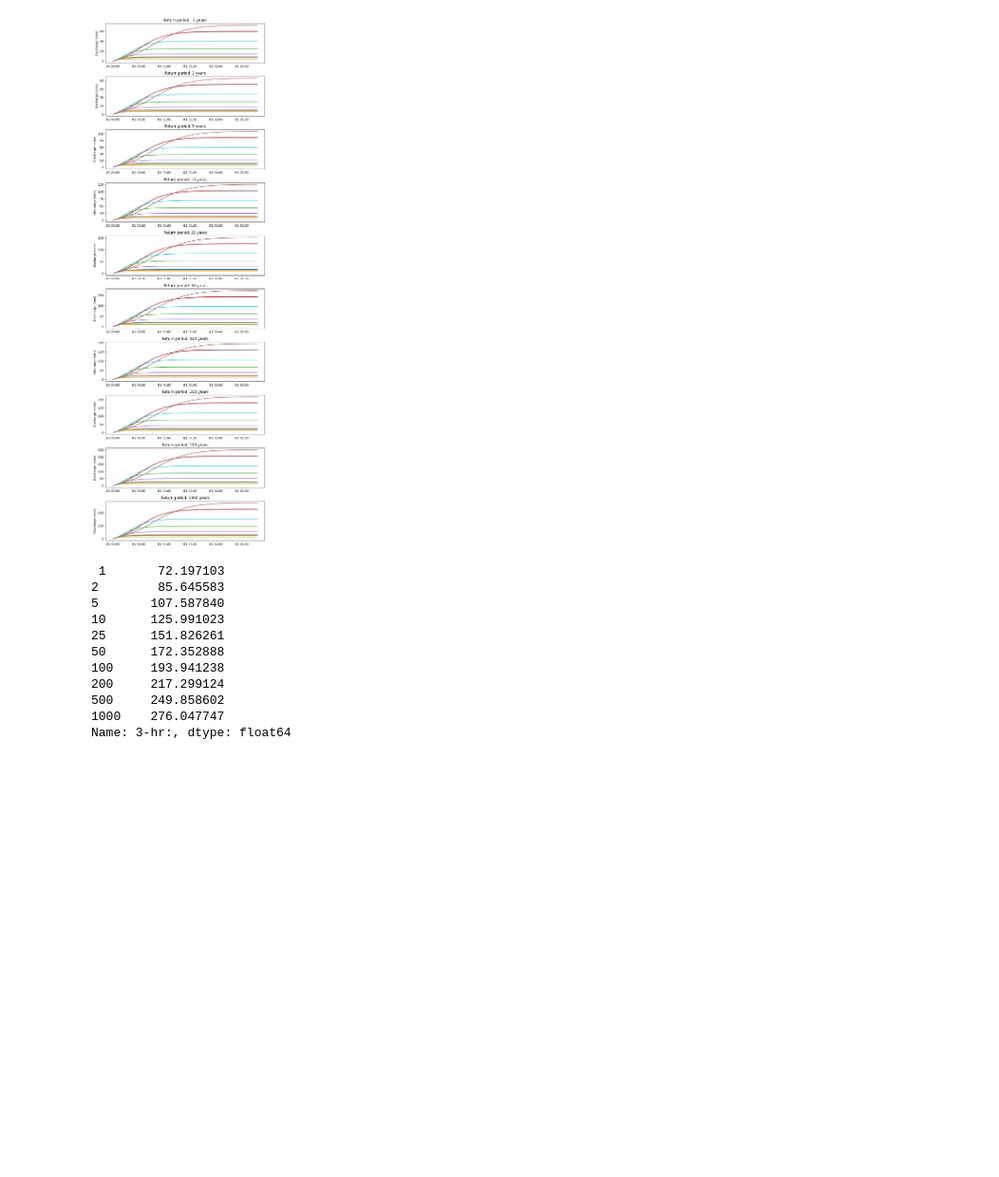
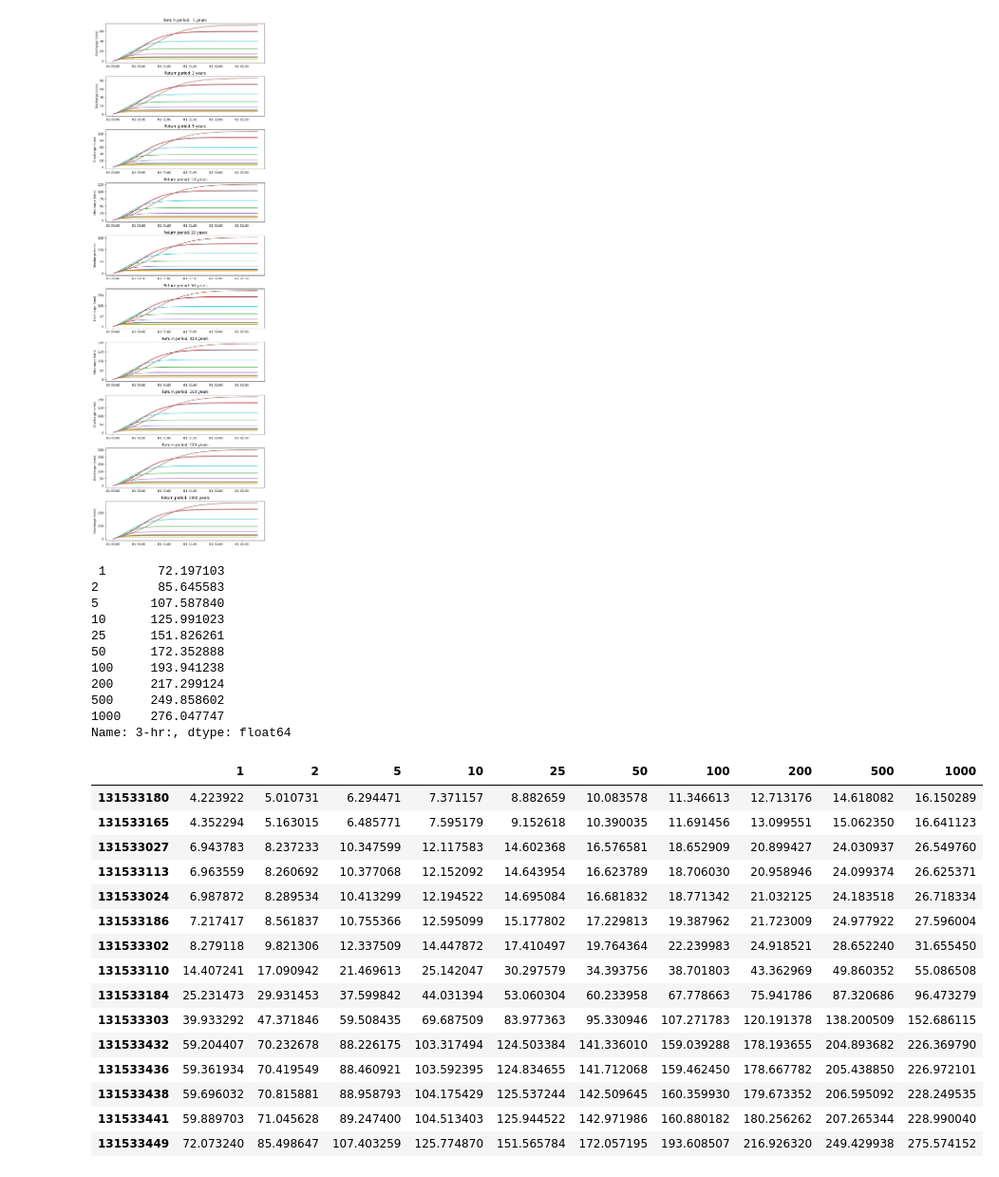
Before and after one commit to mdbartos/swifft-public, a Jupyter notebook: notebooks/nhd_flowlines_muskingum_test_area_for_inundation.ipynb, the cells around one changed output. Shown at 95% size. Saved outputs shown, nothing was run; the diff lists cells and outputs as text; code cells hidden in the pictures; blank space fills up the shorter version.

Commit message:
Add table of discharges for selected reaches

```diff
--- a/notebooks/nhd_flowlines_muskingum_test_area_for_inundation.ipynb
+++ b/notebooks/nhd_flowlines_muskingum_test_area_for_inundation.ipynb
@@ -316,3 +316,25 @@ wbd_geom.area * intensities
 500     249.858602
 1000    276.047747
 Name: 3-hr:, dtype: float64
+# %%
+discharges_by_return_period = pd.DataFrame({int(return_period.strip()) : output[flowlines_selection.index.astype(str)].max(axis=0) for return_period, output in all_outputs.items()})
+discharges_by_return_period.index =  flowlines_selection['permanent_identifier'].values
+# %%
+discharges_by_return_period.sort_values(1000)
+# %% [output]
+|  | 1 | 2 | 5 | 10 | 25 | 50 | 100 | 200 | 500 | 1000 |
+| 131533180 | 4.223922 | 5.010731 | 6.294471 | 7.371157 | 8.882659 | 10.083578 | 11.346613 | 12.713176 | 14.618082 | 16.150289 |
+| 131533165 | 4.352294 | 5.163015 | 6.485771 | 7.595179 | 9.152618 | 10.390035 | 11.691456 | 13.099551 | 15.062350 | 16.641123 |
+| 131533027 | 6.943783 | 8.237233 | 10.347599 | 12.117583 | 14.602368 | 16.576581 | 18.652909 | 20.899427 | 24.030937 | 26.549760 |
+| 131533113 | 6.963559 | 8.260692 | 10.377068 | 12.152092 | 14.643954 | 16.623789 | 18.706030 | 20.958946 | 24.099374 | 26.625371 |
+| 131533024 | 6.987872 | 8.289534 | 10.413299 | 12.194522 | 14.695084 | 16.681832 | 18.771342 | 21.032125 | 24.183518 | 26.718334 |
+| 131533186 | 7.217417 | 8.561837 | 10.755366 | 12.595099 | 15.177802 | 17.229813 | 19.387962 | 21.723009 | 24.977922 | 27.596004 |
+| 131533302 | 8.279118 | 9.821306 | 12.337509 | 14.447872 | 17.410497 | 19.764364 | 22.239983 | 24.918521 | 28.652240 | 31.655450 |
+| 131533110 | 14.407241 | 17.090942 | 21.469613 | 25.142047 | 30.297579 | 34.393756 | 38.701803 | 43.362969 | 49.860352 | 55.086508 |
+| 131533184 | 25.231473 | 29.931453 | 37.599842 | 44.031394 | 53.060304 | 60.233958 | 67.778663 | 75.941786 | 87.320686 | 96.473279 |
+| 131533303 | 39.933292 | 47.371846 | 59.508435 | 69.687509 | 83.977363 | 95.330946 | 107.271783 | 120.191378 | 138.200509 | 152.686115 |
+| 131533432 | 59.204407 | 70.232678 | 88.226175 | 103.317494 | 124.503384 | 141.336010 | 159.039288 | 178.193655 | 204.893682 | 226.369790 |
+| 131533436 | 59.361934 | 70.419549 | 88.460921 | 103.592395 | 124.834655 | 141.712068 | 159.462450 | 178.667782 | 205.438850 | 226.972101 |
+| 131533438 | 59.696032 | 70.815881 | 88.958793 | 104.175429 | 125.537244 | 142.509645 | 160.359930 | 179.673352 | 206.595092 | 228.249535 |
+| 131533441 | 59.889703 | 71.045628 | 89.247400 | 104.513403 | 125.944522 | 142.971986 | 160.880182 | 180.256262 | 207.265344 | 228.990040 |
+| 131533449 | 72.073240 | 85.498647 | 107.403259 | 125.774870 | 151.565784 | 172.057195 | 193.608507 | 216.926320 | 249.429938 | 275.574152 |
```
